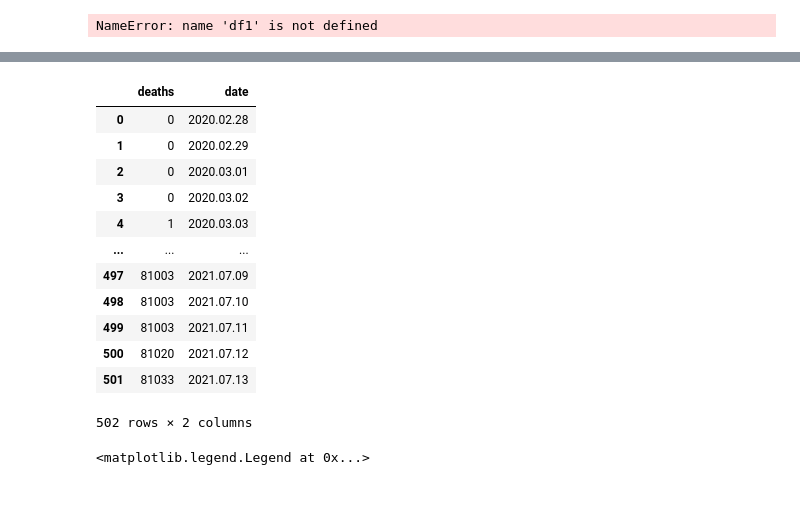
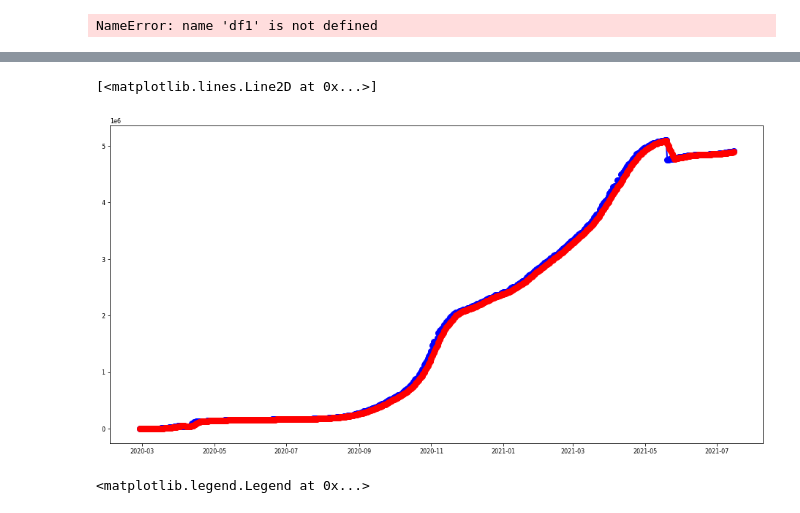
Before and after one commit to Nuelam9/Bayesian-inference-on-SCIR-epidemic-model, a Jupyter notebook: Advanced-statistics/notebook/data_preprocessing.ipynb, the cells around one changed output, grey strips where cells are left out. Drawn from its saved outputs; the diff is of its cells as text; code cells hidden in the pictures.

```diff
--- a/Advanced-statistics/notebook/data_preprocessing.ipynb
+++ b/Advanced-statistics/notebook/data_preprocessing.ipynb
@@ -259,24 +231,10 @@ df3
-# %%
-df4 = pd.read_csv('https://raw.githubusercontent.com/CSSEGISandData/COVID-19/master/csse_covid_19_data/csse_covid_19_time_series/time_series_covid19_deaths_global.csv')
-df4 = df4[df4['Country/Region'] == 'Spain'].iloc[:, 4:].T
-df4['date'] = pd.to_datetime(df4.index, format='%m/%d/%y').strftime('%Y.%m.%d')
-df4.columns = ['deaths', 'date']
-df4 = df4[df4.date >= '2020.02.28'].reset_index(drop=True)
-
-df4
-# %% [output]
-|  | deaths | date |
-| 0 | 0 | 2020.02.28 |
-| 1 | 0 | 2020.02.29 |
-| 2 | 0 | 2020.03.01 |
-| 3 | 0 | 2020.03.02 |
-| 4 | 1 | 2020.03.03 |
-| ... | ... | ... |
-| 497 | 81003 | 2021.07.09 |
-| 498 | 81003 | 2021.07.10 |
-| 499 | 81003 | 2021.07.11 |
-| 500 | 81020 | 2021.07.12 |
-| 501 | 81033 | 2021.07.13 |
-502 rows × 2 columns
+# %%
+df = make_dataset('France')
+
+plt.plot(pd.to_datetime(df[df.date >= '2020.02.28'].date), df[df.date >= '2020.02.28'].Active_cases, 'bo-')
+plt.plot(pd.to_datetime(df[df.date >= '2020.02.28'].date), df[df.date >= '2020.02.28'].Active_cases_smooth, 'ro-')
+# %% [output]
+[<matplotlib.lines.Line2D at 0x...>]
+[figure, added]
 # %%
 plt.plot(pd.to_datetime(df2[df2.date >= '2020.02.28'].date), df2[df2.date >= '2020.02.28'].Confirmed, 'ro-', label='HK')
```
Also changed, not shown: parts of 9 cells of this notebook, 6 other files.
